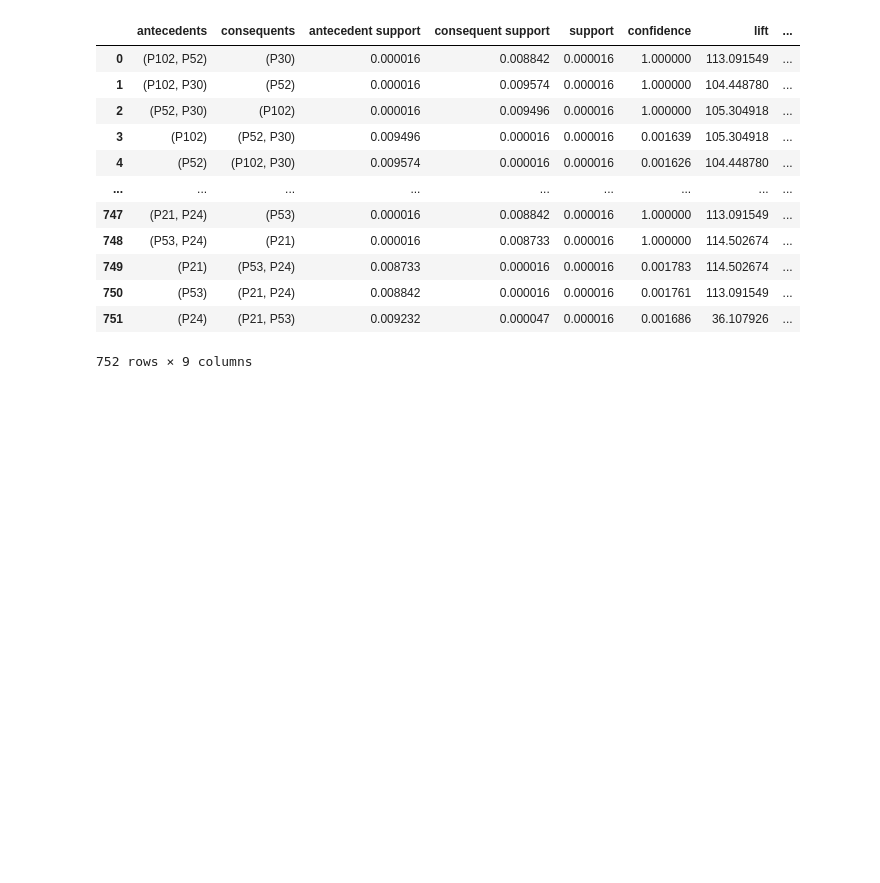
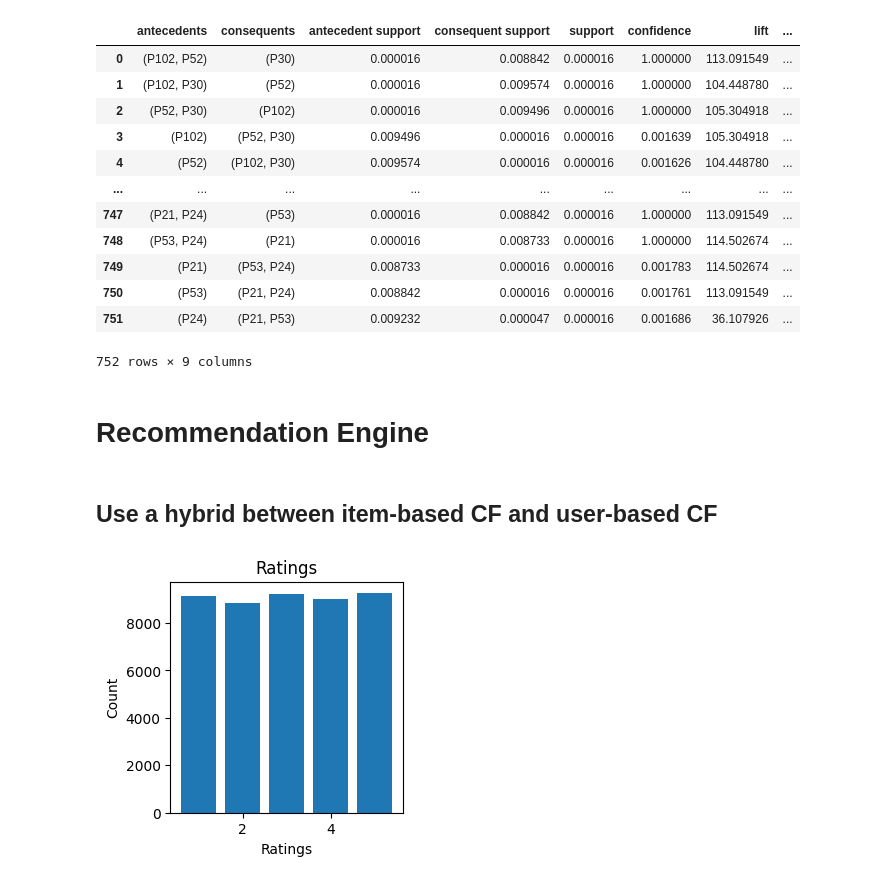
Before and after one commit to HenryLiang-123/MSiA_421, a Jupyter notebook: HW3.ipynb, the cells around one changed output. Drawn from its saved outputs; the diff is of its cells as text; code cells hidden in the pictures; blank space fills up the shorter version.

```diff
--- a/HW3.ipynb
+++ b/HW3.ipynb
@@ -357,3 +357,26 @@ rules
 | 750 | (P53) | (P21, P24) | 0.008842 | 0.000016 | 0.000016 | 0.001761 | 113.091549 | ... |
 | 751 | (P24) | (P21, P53) | 0.009232 | 0.000047 | 0.000016 | 0.001686 | 36.107926 | ... |
 752 rows × 9 columns
+# %% [markdown]
+# Recommendation Engine
+# %% [markdown]
+## Use a hybrid between item-based CF and user-based CF
+# %%
+from sklearn.model_selection import train_test_split
+
+X = orders_with_price.drop(labels=['Rating'], axis = 1)
+y = orders_with_price['Rating']
+
+X_train, X_test, y_train, y_test = train_test_split(X, y, test_size=0.33, random_state=123)
+ratings_train = pd.concat([X_train, y_train], axis = 1)
+ratings_test = pd.concat([X_test, y_test], axis = 1)
+# %%
+temp_df = ratings_train.groupby(['Rating']).size()
+plt.figure(figsize=(3, 3))
+plt.bar(x=temp_df.index, height=temp_df.values, label="Ratings")
+plt.title('Ratings')
+plt.xlabel('Ratings')
+plt.ylabel('Count')
+plt.show()
+# %% [output]
+[figure, added]
```
Also changed, not shown: parts of 16 cells of this notebook.
